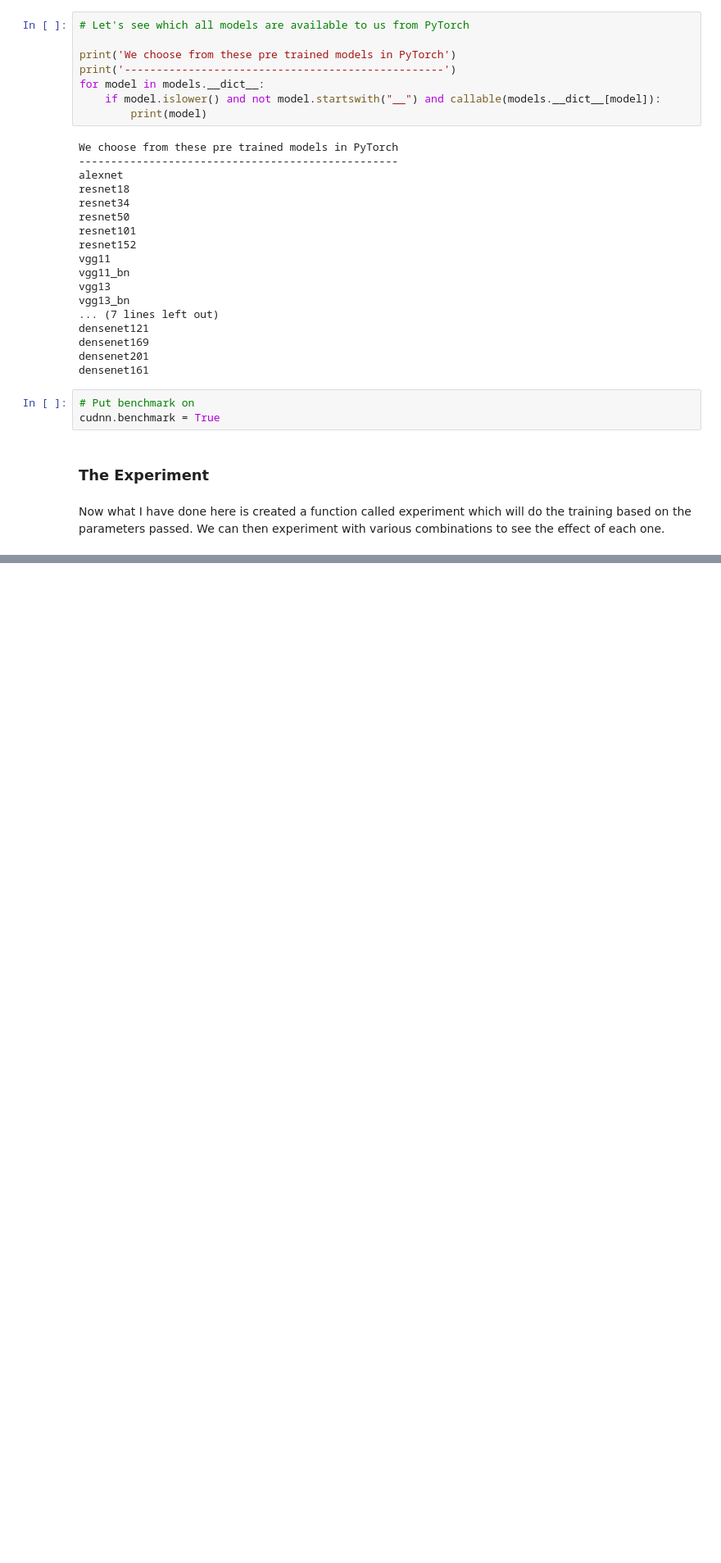
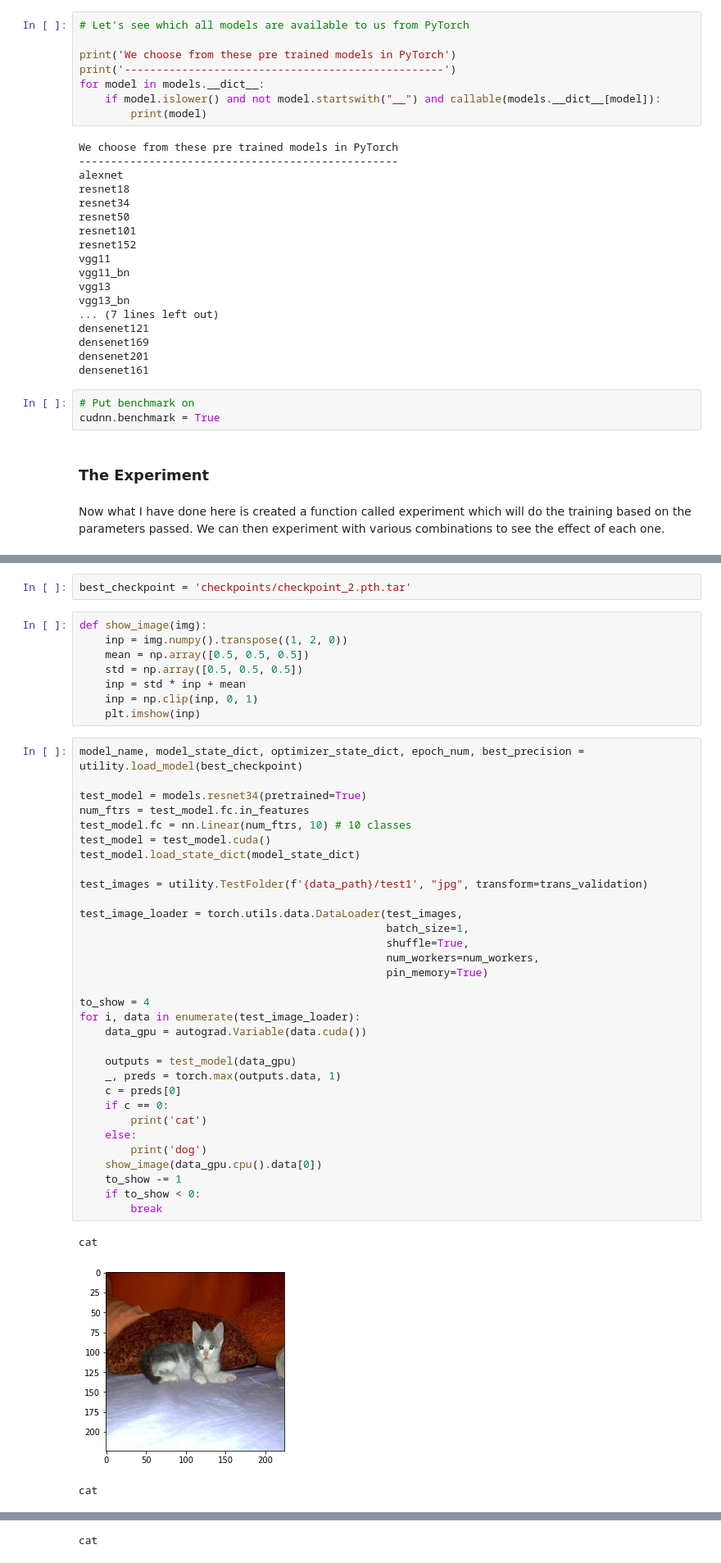
Before and after one commit to anandsaha/pytorch.handson, a Jupyter notebook: kaggle.cats.and.dogs.ipynb, the cells around one changed output, grey strips where cells are left out. Shown: that part at 82% size. Cells and saved outputs as stored; diff of their text form; blank space fills up the shorter version.

Commit message:
Completed the train validate test loop for cats and dogs

```diff
--- a/kaggle.cats.and.dogs.ipynb
+++ b/kaggle.cats.and.dogs.ipynb
@@ -333,0 +349,46 @@ NameError: name 'batch_size' is not defined
+# %%
+best_checkpoint = 'checkpoints/checkpoint_2.pth.tar'
+# %%
+def show_image(img):
+    inp = img.numpy().transpose((1, 2, 0))
+    mean = np.array([0.5, 0.5, 0.5])
+    std = np.array([0.5, 0.5, 0.5])
+    inp = std * inp + mean
+    inp = np.clip(inp, 0, 1)
+    plt.imshow(inp)
+# %%
+model_name, model_state_dict, optimizer_state_dict, epoch_num, best_precision = utility.load_model(best_checkpoint)
+
+test_model = models.resnet34(pretrained=True)
+num_ftrs = test_model.fc.in_features
+test_model.fc = nn.Linear(num_ftrs, 10) # 10 classes
+test_model = test_model.cuda()
+test_model.load_state_dict(model_state_dict)
+
+test_images = utility.TestFolder(f'{data_path}/test1', "jpg", transform=trans_validation)
+
+test_image_loader = torch.utils.data.DataLoader(test_images,
+                                                batch_size=1,
+                                                shuffle=True,
+                                                num_workers=num_workers,
+                                                pin_memory=True)
+
+to_show = 4
+for i, data in enumerate(test_image_loader):
+    data_gpu = autograd.Variable(data.cuda())
+
+    outputs = test_model(data_gpu)
+    _, preds = torch.max(outputs.data, 1)
+    c = preds[0]
+    if c == 0:
+        print('cat')
+    else:
+        print('dog')
+    show_image(data_gpu.cpu().data[0])
+    to_show -= 1
+    if to_show < 0:
+        break
+# %% [output]
+cat
+[figure, added]
+cat
@@ -333,0 +396 @@ NameError: name 'batch_size' is not defined
+cat
```
Also changed, not shown: parts of 9 cells of this notebook.
